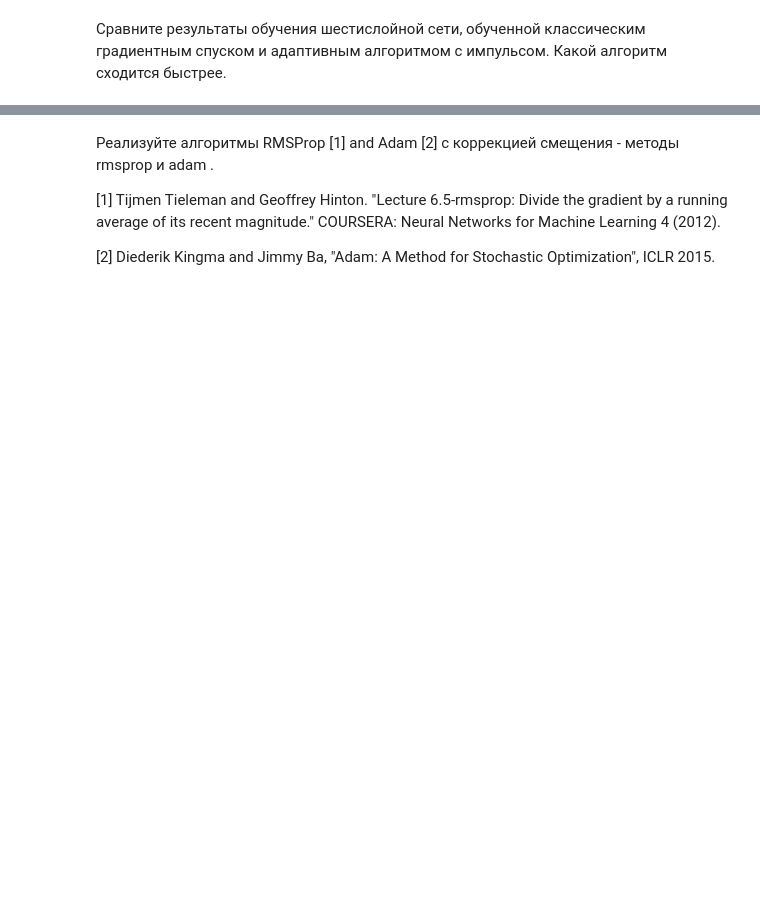
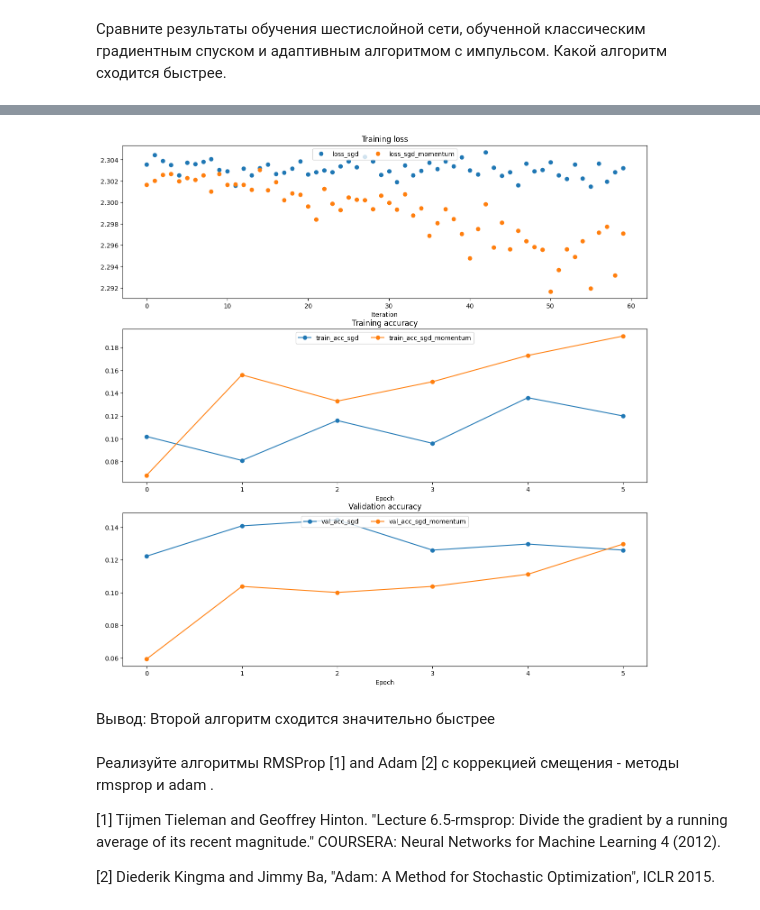
Before and after one commit to ArtemKashapov/DL_Course, a Jupyter notebook: lab_3_6231_Kashapov.ipynb, the cells around one changed output, grey strips where cells are left out. Drawn from its saved outputs; the diff is of its cells as text; code cells hidden in the pictures; blank space fills up the shorter version.

```diff
--- a/lab_3_6231_Kashapov.ipynb
+++ b/lab_3_6231_Kashapov.ipynb
@@ -477,7 +537,7 @@ solvers = {}
 
 for update_rule in ['sgd', 'sgd_momentum']:
   print('running with ', update_rule)
-  model = FullyConnectedNet([100, 100, 100, 100, 100], weight_scale=5e-2)
+  model = FullyConnectedNet([100, 100, 100, 100, 100], input_dim=8*8, weight_scale=5e-2)
 
   solver = Solver(model, small_data,
                   num_epochs=5, batch_size=100,
@@ -517,3 +577,4 @@ for i in [1, 2, 3]:
   plt.legend(loc='upper center', ncol=4)
 plt.gcf().set_size_inches(15, 15)
 plt.show()
+# %% [output]
@@ -520,3 +598,6 @@ plt.show()
+[figure, added]
+# %% [markdown]
+Вывод: Второй алгоритм сходится значительно быстрее
 # %% [markdown]
 Реализуйте алгоритмы RMSProp [1] and Adam [2] с коррекцией смещения  - методы rmsprop и adam .
 
```
Also changed, not shown: parts of 31 cells of this notebook, 3 other files.
